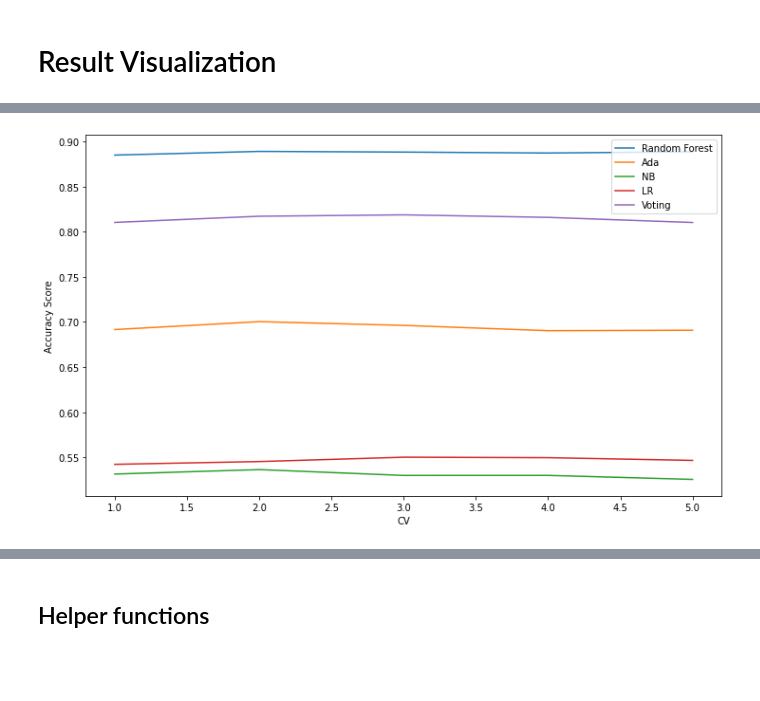
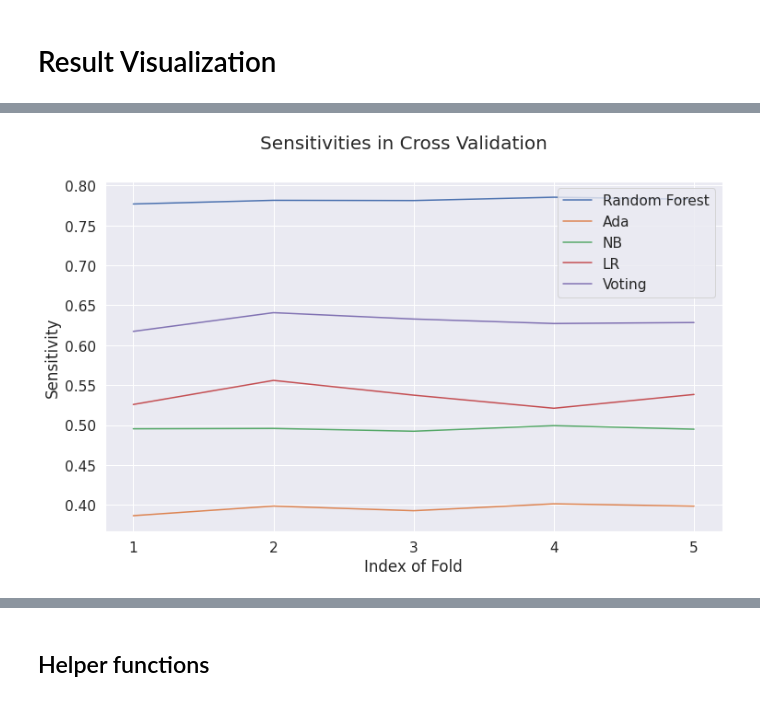
Before and after one commit to GYIKOO/UCIMLHackathon21, a Jupyter notebook: Classification.ipynb, the cells around one changed output, grey strips where cells are left out. Saved outputs shown, nothing was run; the diff lists cells and outputs as text; code cells hidden in the pictures; blank space fills up the shorter version.

Commit message:
Visualization of Model1

```diff
--- a/Classification.ipynb
+++ b/Classification.ipynb
@@ -432,7 +406,7 @@ Avg Scores: 0.6938577934921611
 from sklearn.linear_model import LogisticRegression
 
 def lrtrain(X_train, Y_train, model_name):
-    lr = LogisticRegression(n_jobs=5,solver='liblinear',class_weight=class_weight)
+    lr = LogisticRegression(solver='liblinear',class_weight=class_weight)
     lr.fit(X_train, Y_train)
     dump(lr,model_name)
 # %%
@@ -667,6 +605,8 @@ Avg Scores: 0.814541810342417
 # %%
 import seaborn as sns
 import matplotlib.pyplot as plt
+from matplotlib.ticker import MaxNLocator
+sns.set(font_scale=1.4)
 
 clf = ['Random Forest']*5 + ['Ada']*5 + ['NB']*5 + ['LR']*5 + ['Voting']*5
 
@@ -682,7 +633,11 @@ df = pd.DataFrame({'Classifier':clf,
 # %%
 f, a = plt.subplots(1,1,figsize=(12,7))
-f = sns.lineplot(x='CV',y='Accuracy Score',hue='Classifier',data=df)
+f = sns.lineplot(x='CV',y='Sensitivity',hue='Classifier',data=df)
+a.xaxis.set_major_locator(MaxNLocator(integer=True))
+plt.suptitle('Sensitivities in Cross Validation', fontsize=20)
+plt.ylabel('Sensitivity')
+plt.xlabel('Index of Fold')
 plt.legend()
 plt.show()
 # %% [output]
-[figure, old version]
+[figure, new version]
```
Also changed, not shown: parts of 24 cells of this notebook.
